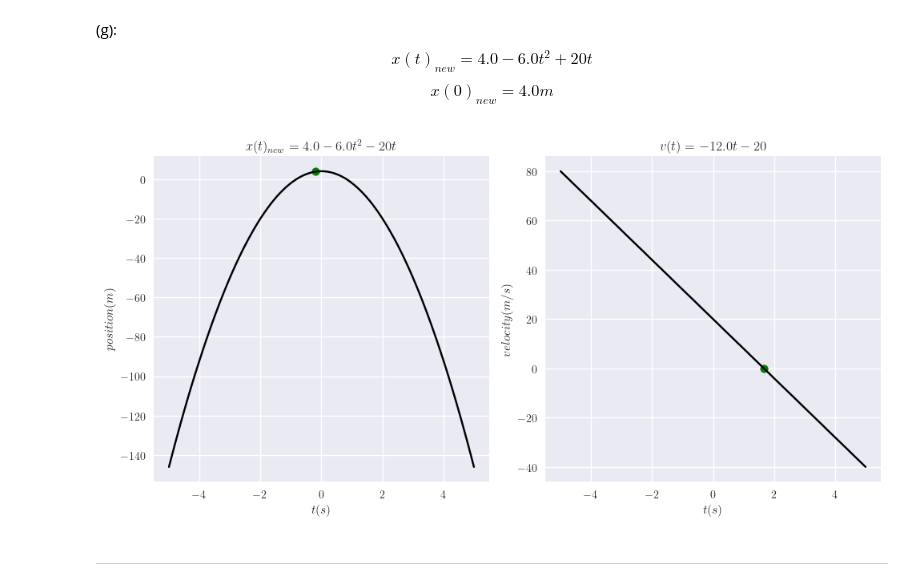
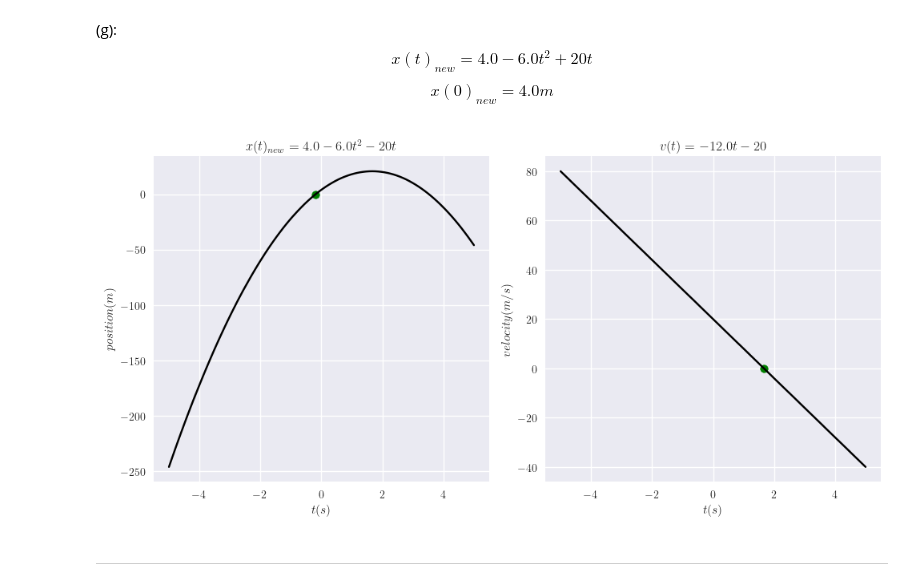
Before and after one commit to SMustafa12/Solve-Physics-I-of-Halliday, a Jupyter notebook: Chapter 2.ipynb, the cells around one changed output. Drawn from its saved outputs; the diff is of its cells as text; code cells hidden in the pictures.

```diff
--- a/Chapter 2.ipynb
+++ b/Chapter 2.ipynb
@@ -198,30 +198,30 @@ $$ x(0)_{new} = 4.0 m $$
 # %%
 def x_16new(t) : return  x_16(t) + 20*t
 def v_16new(t) : return sp.diff(x_16new(t),t)
 def a_16new(t) : return sp.diff(v_16new(t),t)
 
 v_num16new = sp.lambdify(t, v_16new(t),'numpy')
 a_num16new = sp.lambdify(t, a_16new(t),'numpy')
 
 fig,ax = plt.subplots(1,2,figsize=(10,5))
 
-ax[0].scatter(sp.solve(x_16new(t),t)[0],x_num16(sp.solve(x_16new(t),t)[0]),color='green')
-ax[0].plot(T, x_num16(T),color='black')
+ax[0].scatter(sp.solve(x_16new(t),t)[0],x_16new(sp.solve(x_16new(t),t)[0]),color='green')
+ax[0].plot(T, x_16new(T),color='black')
 ax[0].set_xlabel(r'$t(s)$')
 ax[0].set_ylabel(r'$position(m)$')
 ax[0].set_title(r'$x(t)_{new} = 4.0 - 6.0t^2 - 20 t$')
 ax[0].grid(True)
 
 ax[1].scatter(sp.solve(v_16new(t),t)[0],v_num16new(sp.solve(v_16new(t),t)[0]),color='green')
 ax[1].plot(T, v_num16new(T),color='black')
 ax[1].set_xlabel(r'$t(s)$')
 ax[1].set_ylabel(r'$velocity(m/s)$')
 ax[1].set_title(r'$v(t) = -12.0t - 20$')
 ax[1].grid(True)
 
 plt.tight_layout()
 # %% [output]
-[figure, old version]
+[figure, new version]
 # %% [markdown]
 ----------------------------------------------------------------------------------------
 # %% [markdown]
```
Also changed, not shown: parts of 45 cells of this notebook.
